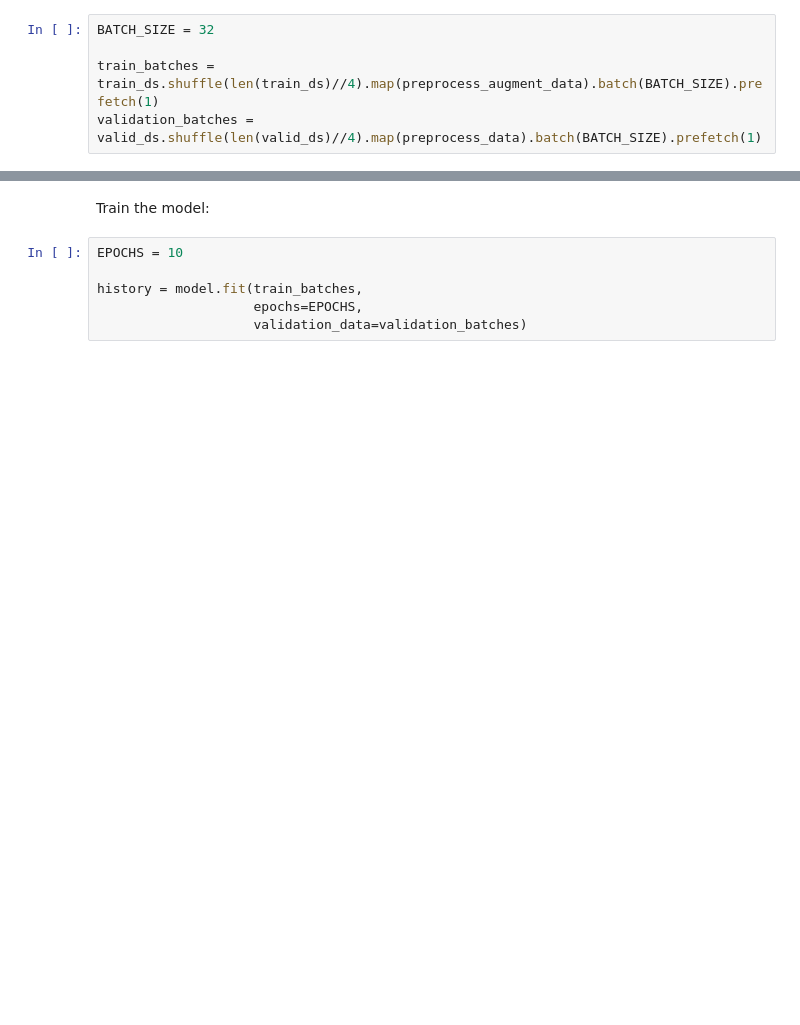
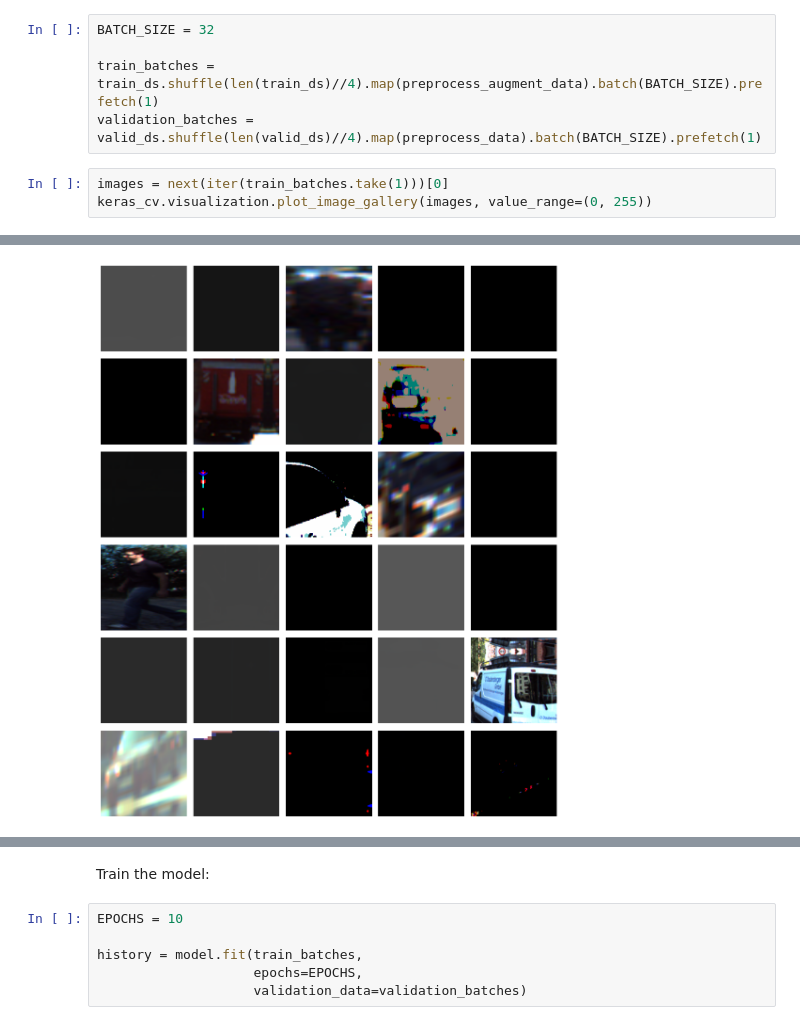
Before and after one commit to CatUnderTheLeaf/CV-stuff, a Jupyter notebook: image_classification/classification_kitti_ds.ipynb, the cells around one changed output, grey strips where cells are left out. Saved outputs shown, nothing was run; the diff lists cells and outputs as text; blank space fills up the shorter version.

```diff
--- a/image_classification/classification_kitti_ds.ipynb
+++ b/image_classification/classification_kitti_ds.ipynb
@@ -281,3 +277,7 @@ BATCH_SIZE = 32
 
 train_batches = train_ds.shuffle(len(train_ds)//4).map(preprocess_augment_data).batch(BATCH_SIZE).prefetch(1)
 validation_batches = valid_ds.shuffle(len(valid_ds)//4).map(preprocess_data).batch(BATCH_SIZE).prefetch(1)
+# %%
+images = next(iter(train_batches.take(1)))[0]
+keras_cv.visualization.plot_image_gallery(images, value_range=(0, 255))
+# %% [output]
@@ -283,0 +301 @@ validation_batches = valid_ds.shuffle(len(valid_ds)//4).map(preprocess_data).bat
+[figure, added]
```
Also changed, not shown: parts of 16 cells of this notebook, 2 other files.
